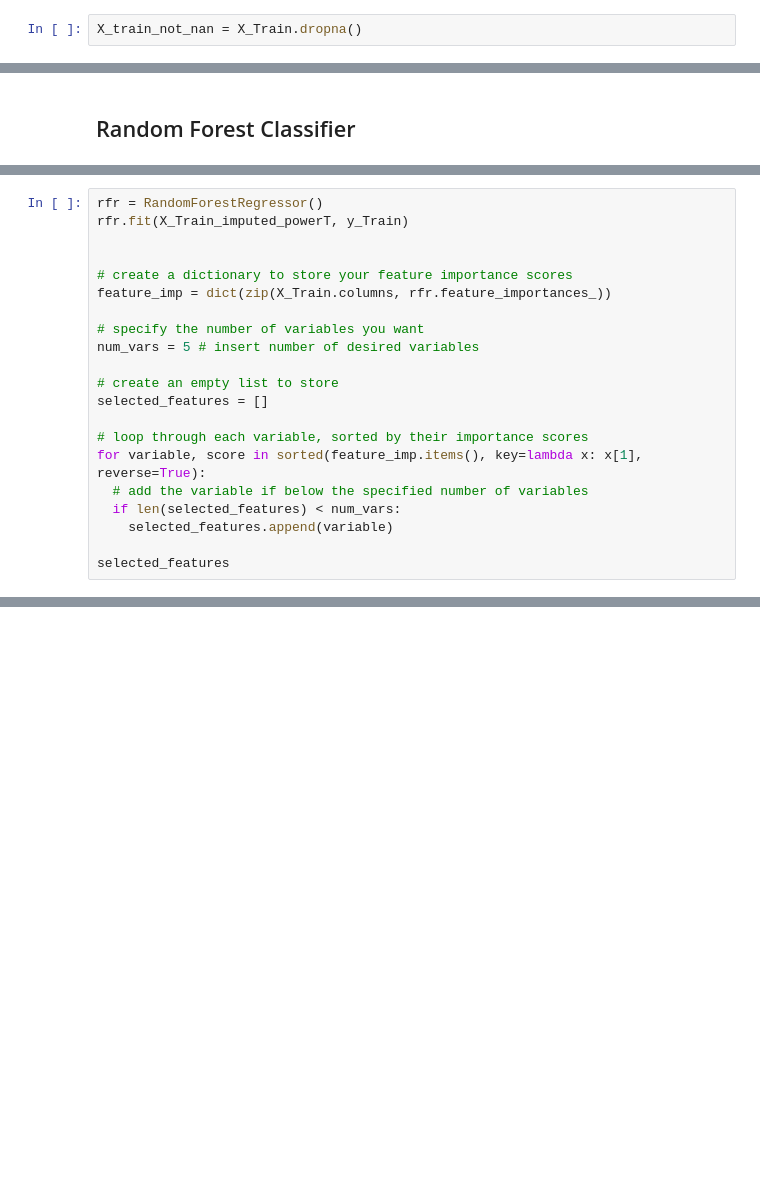
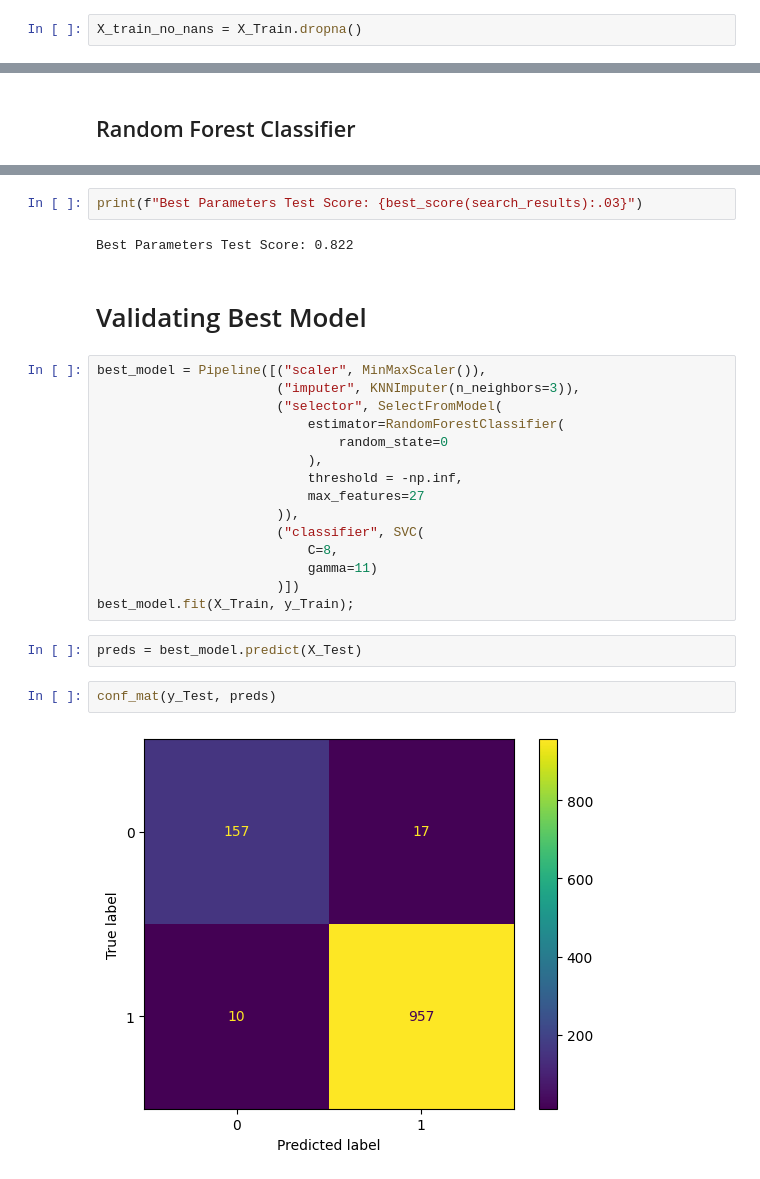
Before and after one commit to joelpoliveira/AprendizagemAutomatica-Projeto, a Jupyter notebook: Projeto2/main.ipynb, the cells around one changed output, grey strips where cells are left out. Cells and saved outputs as stored; diff of their text form; blank space fills up the shorter version.

```diff
--- a/Projeto2/main.ipynb
+++ b/Projeto2/main.ipynb
@@ -66,3 +87,3 @@ This before the feature selection.
 # %%
-X_train_not_nan = X_Train.dropna()
+X_train_no_nans = X_Train.dropna()
 # %%
@@ -466,21 +449,0 @@ print("The features selected are columns: ", Features_selected)
-# %%
-rfr = RandomForestRegressor()
-rfr.fit(X_Train_imputed_powerT, y_Train)
-
-
-# create a dictionary to store your feature importance scores
-feature_imp = dict(zip(X_Train.columns, rfr.feature_importances_))
-
-# specify the number of variables you want
-num_vars = 5 # insert number of desired variables
-
-# create an empty list to store
-selected_features = []
-
-# loop through each variable, sorted by their importance scores
-for variable, score in sorted(feature_imp.items(), key=lambda x: x[1], reverse=True):
-  # add the variable if below the specified number of variables
-  if len(selected_features) < num_vars:
-    selected_features.append(variable)
-
-selected_features
@@ -486,0 +555,27 @@ selected_features
+# %%
+print(f"Best Parameters Test Score: {best_score(search_results):.03}")
+# %% [output]
+Best Parameters Test Score: 0.822
+# %% [markdown]
+# Validating Best Model
+# %%
+best_model = Pipeline([("scaler", MinMaxScaler()),
+                       ("imputer", KNNImputer(n_neighbors=3)),
+                       ("selector", SelectFromModel(
+                           estimator=RandomForestClassifier(
+                               random_state=0
+                           ),
+                           threshold = -np.inf,
+                           max_features=27
+                       )),
+                       ("classifier", SVC(
+                           C=8,
+                           gamma=11)
+                       )])
+best_model.fit(X_Train, y_Train);
+# %%
+preds = best_model.predict(X_Test)
+# %%
+conf_mat(y_Test, preds)
+# %% [output]
+[figure, added]
```
Also changed, not shown: parts of 80 cells of this notebook, 1 other file.
